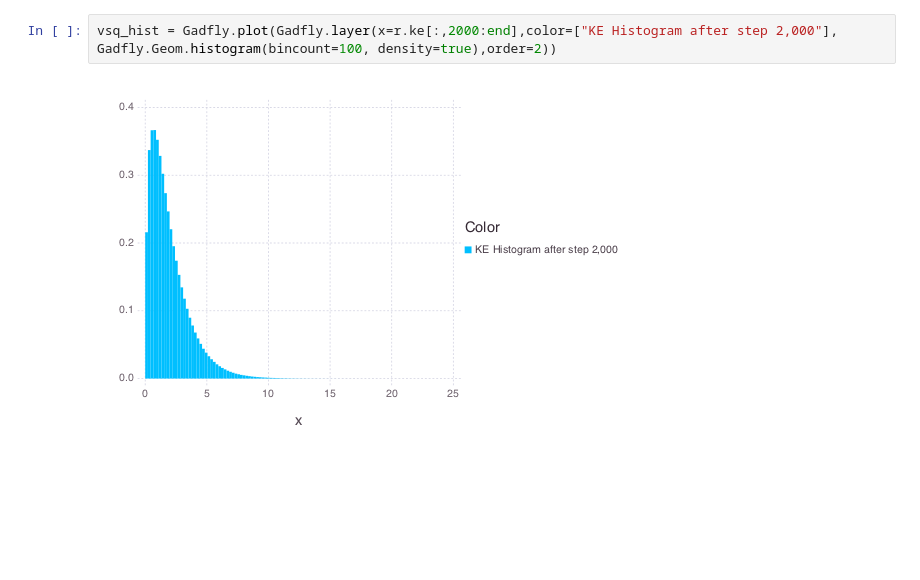
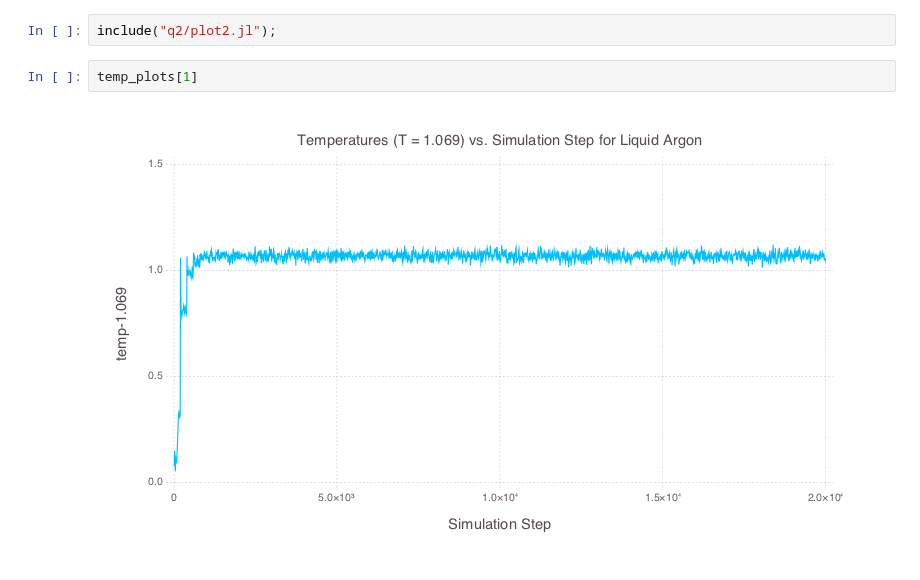
Before and after one commit to stefco/g6080, a Jupyter notebook: set02/sci-comp-hw-2-stefan.ipynb, the cells around one changed output. Cells and saved outputs as stored; diff of their text form; blank space fills up the shorter version.

```diff
--- a/set02/sci-comp-hw-2-stefan.ipynb
+++ b/set02/sci-comp-hw-2-stefan.ipynb
@@ -115,5 +77,6 @@ Gadfly.Guide.title("Total Energy vs. Simulation Step for Liquid Argon, Improved
-# %%
-vsq_hist = Gadfly.plot(Gadfly.layer(x=r.ke[:,2000:end],color=["KE Histogram after step 2,000"],
-Gadfly.Geom.histogram(bincount=100, density=true),order=2))
-# %% [output]
-[figure, removed]
+# %%
+include("q2/plot2.jl");
+# %%
+temp_plots[1]
+# %% [output]
+[figure, added]
```
Also changed, not shown: parts of 23 cells of this notebook, 11 other files.
